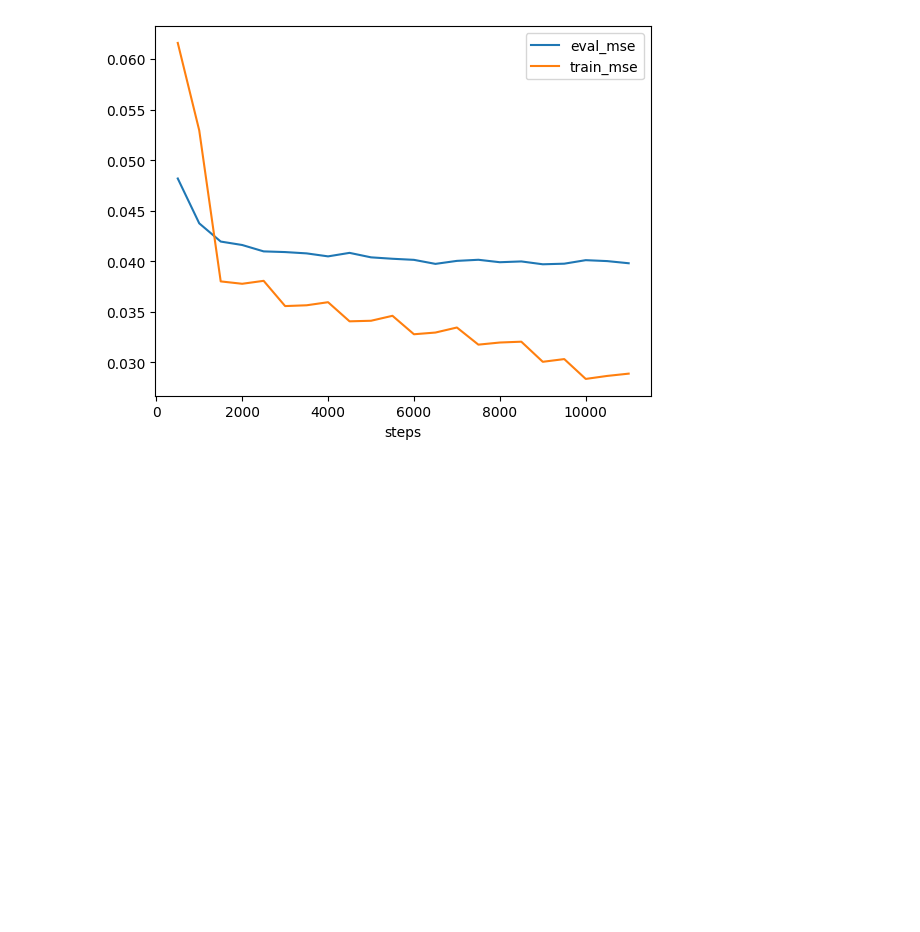
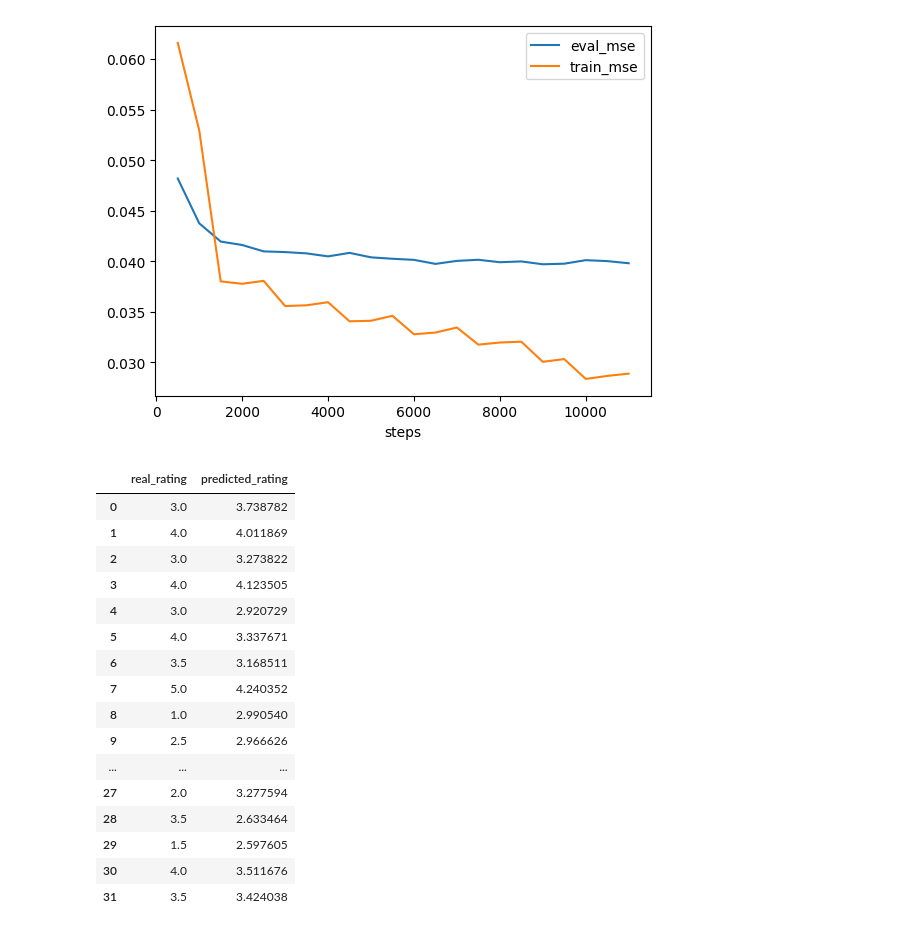
Before and after one commit to Nelsonlin0321/ml-machine-learning-cook-book, a Jupyter notebook: neural-cf-recommender-with-pytorch/30-training.ipynb, the cells around one changed output. Cells and saved outputs as stored; diff of their text form; code cells hidden in the pictures; blank space fills up the shorter version.

```diff
--- a/neural-cf-recommender-with-pytorch/30-training.ipynb
+++ b/neural-cf-recommender-with-pytorch/30-training.ipynb
@@ -264,3 +264,38 @@ df_metrics[['eval_mse','train_mse']].plot()
 <Axes: xlabel='steps'>
 [figure]
 [figure]
+# %%
+for inputs in test_loader:
+    with torch.no_grad():
+        probs = model(
+            user_indices=inputs['user_embed_id'],
+            item_indices=inputs['movie_embed_id']
+            )
+
+        rating = inputs['rating'].view(-1,1)
+    break
+# %%
+min_max_scaler = utils.open_object("./artifacts/rating_min_max_scaler.pkl")
+# %%
+df_pred = pd.DataFrame(min_max_scaler.inverse_transform(probs),columns=['predicted_rating'])
+df_real = pd.DataFrame(min_max_scaler.inverse_transform(rating),columns=['real_rating'])
+# %%
+pd.concat([df_real,df_pred],axis=1).iloc[:32]
+# %% [output]
+|  | real_rating | predicted_rating |
+| 0 | 3.0 | 3.738782 |
+| 1 | 4.0 | 4.011869 |
+| 2 | 3.0 | 3.273822 |
+| 3 | 4.0 | 4.123505 |
+| 4 | 3.0 | 2.920729 |
+| 5 | 4.0 | 3.337671 |
+| 6 | 3.5 | 3.168511 |
+| 7 | 5.0 | 4.240352 |
+| 8 | 1.0 | 2.990540 |
+| 9 | 2.5 | 2.966626 |
+| ... | ... | ... |
+| 27 | 2.0 | 3.277594 |
+| 28 | 3.5 | 2.633464 |
+| 29 | 1.5 | 2.597605 |
+| 30 | 4.0 | 3.511676 |
+| 31 | 3.5 | 3.424038 |
```
